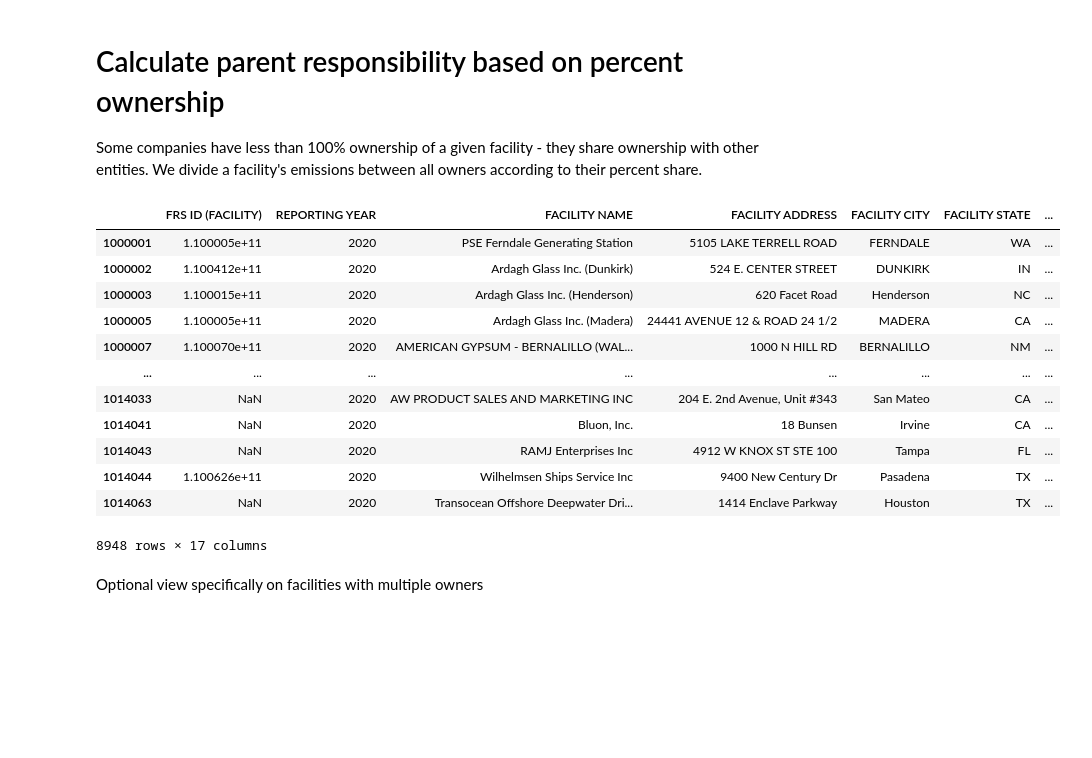
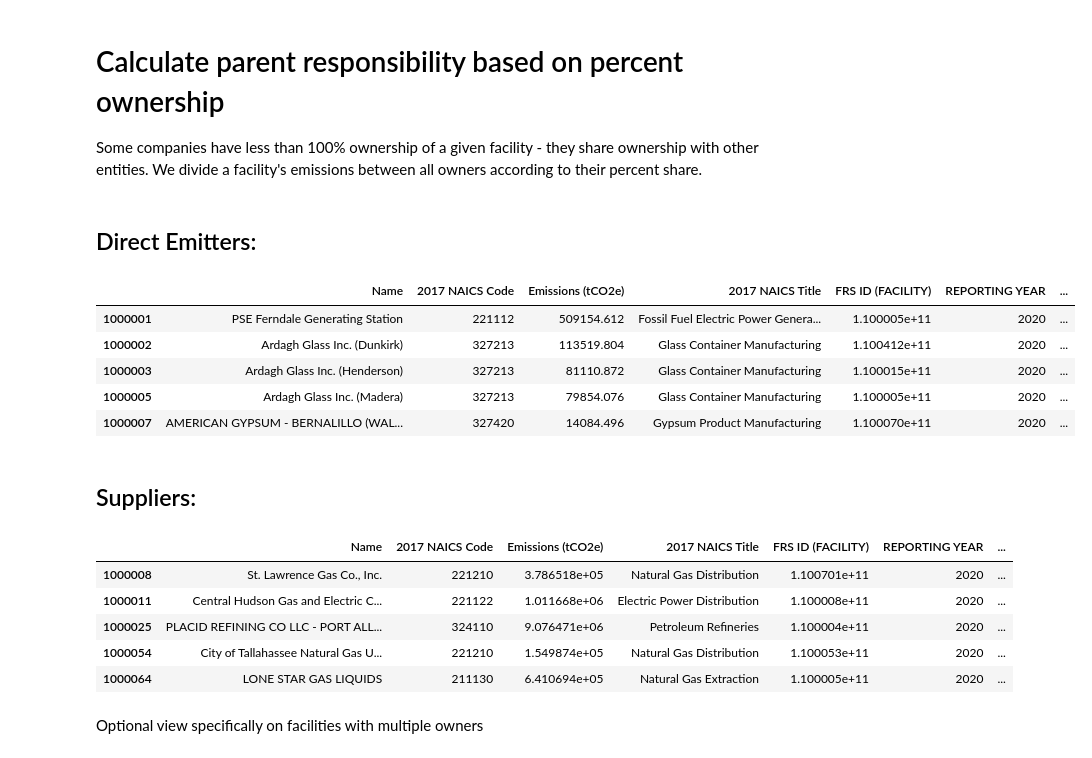
Before and after one commit to edgi-govdata-archiving/ECHO-GHG, a Jupyter notebook: ECHO_GHG.ipynb, the cells around one changed output. Drawn from its saved outputs; the diff is of its cells as text; code cells hidden in the pictures; blank space fills up the shorter version.

```diff
--- a/ECHO_GHG.ipynb
+++ b/ECHO_GHG.ipynb
@@ -70,6 +70,7 @@ Done!
 
 We will "download" EPA's emissions data into our notebook here.
 # %%
+# First we request EPA's datafile and unzip it.
 url = "https://www.epa.gov/system/files/other-files/2021-10/2020_data_summary_spreadsheets.zip"
 r = requests.get(url)
 z = zipfile.ZipFile(io.BytesIO(r.content))
@@ -79,12 +80,22 @@ z.extractall("/content")
 ghg_fac = pd.read_excel("/content/ghgp_data_2020.xlsx",
   skiprows = 1, # skip the first two rows, which are irrelevant
   header = 2, # the third row represents the header
+  converters={'Primary NAICS Code':str}, # read the NAICS codes as strings
   sheet_name = ["Direct Emitters", "Onshore Oil & Gas Prod.", "Gathering & Boosting",
     "Transmission Pipelines", "LDC - Direct Emissions", "SF6 from Elec. Equip.", "Suppliers"])
 
+# We will also load in a file that tells us about the type of industry each facility is classified as
+naics = pd.read_excel("https://www.census.gov/naics/2017NAICS/6-digit_2017_Codes.xlsx",
+  header = 0, # the row that represents the header
+  converters={'2017 NAICS Code':str,'2017 NAICS Title':str}
+)
+naics=naics[["2017 NAICS Code", "2017 NAICS Title"]]
+
 print("Data loaded!")
 # %% [output]
 Data loaded!
+# %%
+naics['2017 NAICS Code']=naics['2017 NAICS Code'].astype(str)
 # %% [markdown]
 ## Summarize emissions data by facility
 
@@ -187,6 +219,12 @@ parents
 # Join tables between Facility and GHGRP FACILITY ID
 # Basically we are saying, for each facility, and for each parent/stake, what emissions?
 # First we'll join in all emissions, then later we'll account for specific percent ownership and reduce emissions according to these stakes.
-join = parents.set_index('GHGRP FACILITY ID').join(fac_data)
-join
+join_emitters = fac_directemitters_data.set_index("Facility").join(parents.set_index('GHGRP FACILITY ID'))
+join_suppliers = fac_suppliers_data.set_index("Facility").join(parents.set_index('GHGRP FACILITY ID'))
+
+# Show the first few lines of data from each
+display(HTML("<h2>Direct Emitters:</h2>"))
+display(join_emitters.head(5))
+display(HTML("<h2>Suppliers:</h2>"))
+display(join_suppliers.head(5))
 # %% [output]
@@ -227,0 +249,13 @@ nas
+# %%
+nas_e = join_emitters.loc[join_emitters["Emissions (tCO2e)"] == 0]
+join_emitters = join_emitters.drop(nas_e.index)
+
+# For suppliers
+nas_s = join_suppliers.loc[join_suppliers["Emissions (tCO2e)"]  == 0]
+join_suppliers = join_suppliers.drop(nas_s.index)
+
+# Show the first few lines of data from each
+display(HTML("<h2>Direct Emitters:</h2>"))
+display(nas_e.head(5))
+display(HTML("<h2>Suppliers:</h2>"))
+display(nas_s.head(5))
@@ -231,21 +280,28 @@ nas
 Some companies have less than 100% ownership of a given facility - they share ownership with other entities. We divide a facility's emissions between all owners according to their percent share.
 # %%
 # PARENT SHARE = for each facility, and for each owner, how many of that facility's emissions was that owner responsible for based on percent ownership.
-join["PARENT EMISSIONS AMT"] = join['Emissions (tCO2e)'] * join["PARENT CO. PERCENT OWNERSHIP"] / 100
-join
+join_emitters["PARENT EMISSIONS AMT"] = join_emitters['Emissions (tCO2e)'] * join_emitters["PARENT CO. PERCENT OWNERSHIP"] / 100
+join_suppliers["PARENT EMISSIONS AMT"] = join_suppliers['Emissions (tCO2e)'] * join_suppliers["PARENT CO. PERCENT OWNERSHIP"] / 100
+
+# Show the first few lines of data from each
+display(HTML("<h2>Direct Emitters:</h2>"))
+display(join_emitters.head(5))
+display(HTML("<h2>Suppliers:</h2>"))
+display(join_suppliers.head(5))
 # %% [output]
+Direct Emitters:
-|  | FRS ID (FACILITY) | REPORTING YEAR | FACILITY NAME | FACILITY ADDRESS | FACILITY CITY | FACILITY STATE | ... |
-| 1000001 | 1.100005e+11 | 2020 | PSE Ferndale Generating Station | 5105 LAKE TERRELL ROAD | FERNDALE | WA | ... |
-| 1000002 | 1.100412e+11 | 2020 | Ardagh Glass Inc. (Dunkirk) | 524 E. CENTER STREET | DUNKIRK | IN | ... |
-| 1000003 | 1.100015e+11 | 2020 | Ardagh Glass Inc. (Henderson) | 620 Facet Road | Henderson | NC | ... |
-| 1000005 | 1.100005e+11 | 2020 | Ardagh Glass Inc. (Madera) | 24441 AVENUE 12 & ROAD 24 1/2 | MADERA | CA | ... |
-| 1000007 | 1.100070e+11 | 2020 | AMERICAN GYPSUM - BERNALILLO (WAL... | 1000 N HILL RD | BERNALILLO | NM | ... |
-| ... | ... | ... | ... | ... | ... | ... | ... |
-| 1014033 | NaN | 2020 | AW PRODUCT SALES AND MARKETING INC | 204 E. 2nd Avenue, Unit #343 | San Mateo | CA | ... |
-| 1014041 | NaN | 2020 | Bluon, Inc. | 18 Bunsen | Irvine | CA | ... |
-| 1014043 | NaN | 2020 | RAMJ Enterprises Inc | 4912 W KNOX ST STE 100 | Tampa | FL | ... |
-| 1014044 | 1.100626e+11 | 2020 | Wilhelmsen Ships Service Inc | 9400 New Century Dr | Pasadena | TX | ... |
-| 1014063 | NaN | 2020 | Transocean Offshore Deepwater Dri... | 1414 Enclave Parkway | Houston | TX | ... |
+|  | Name | 2017 NAICS Code | Emissions (tCO2e) | 2017 NAICS Title | FRS ID (FACILITY) | REPORTING YEAR | ... |
+| 1000001 | PSE Ferndale Generating Station | 221112 | 509154.612 | Fossil Fuel Electric Power Genera... | 1.100005e+11 | 2020 | ... |
+| 1000002 | Ardagh Glass Inc. (Dunkirk) | 327213 | 113519.804 | Glass Container Manufacturing | 1.100412e+11 | 2020 | ... |
+| 1000003 | Ardagh Glass Inc. (Henderson) | 327213 | 81110.872 | Glass Container Manufacturing | 1.100015e+11 | 2020 | ... |
+| 1000005 | Ardagh Glass Inc. (Madera) | 327213 | 79854.076 | Glass Container Manufacturing | 1.100005e+11 | 2020 | ... |
+| 1000007 | AMERICAN GYPSUM - BERNALILLO (WAL... | 327420 | 14084.496 | Gypsum Product Manufacturing | 1.100070e+11 | 2020 | ... |
-8948 rows × 17 columns
+Suppliers:
+|  | Name | 2017 NAICS Code | Emissions (tCO2e) | 2017 NAICS Title | FRS ID (FACILITY) | REPORTING YEAR | ... |
+| 1000008 | St. Lawrence Gas Co., Inc. | 221210 | 3.786518e+05 | Natural Gas Distribution | 1.100701e+11 | 2020 | ... |
+| 1000011 | Central Hudson Gas and Electric C... | 221122 | 1.011668e+06 | Electric Power Distribution | 1.100008e+11 | 2020 | ... |
+| 1000025 | PLACID REFINING CO LLC - PORT ALL... | 324110 | 9.076471e+06 | Petroleum Refineries | 1.100004e+11 | 2020 | ... |
+| 1000054 | City of Tallahassee Natural Gas U... | 221210 | 1.549874e+05 | Natural Gas Distribution | 1.100053e+11 | 2020 | ... |
+| 1000064 | LONE STAR GAS LIQUIDS | 211130 | 6.410694e+05 | Natural Gas Extraction | 1.100005e+11 | 2020 | ... |
 # %% [markdown]
 Optional view specifically on facilities with multiple owners
```
Also changed, not shown: parts of 36 cells of this notebook.
